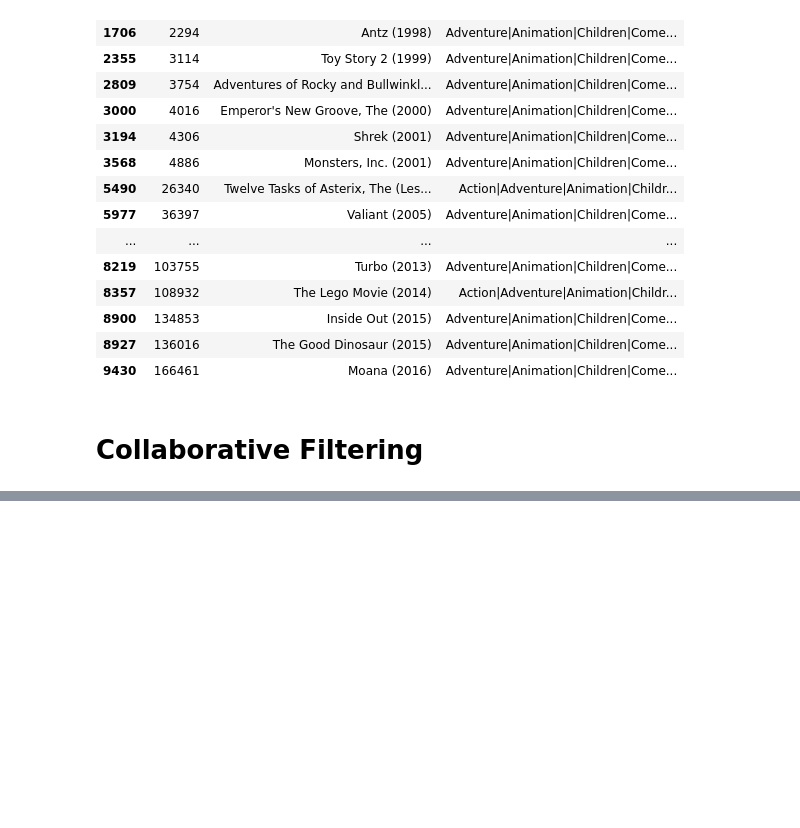
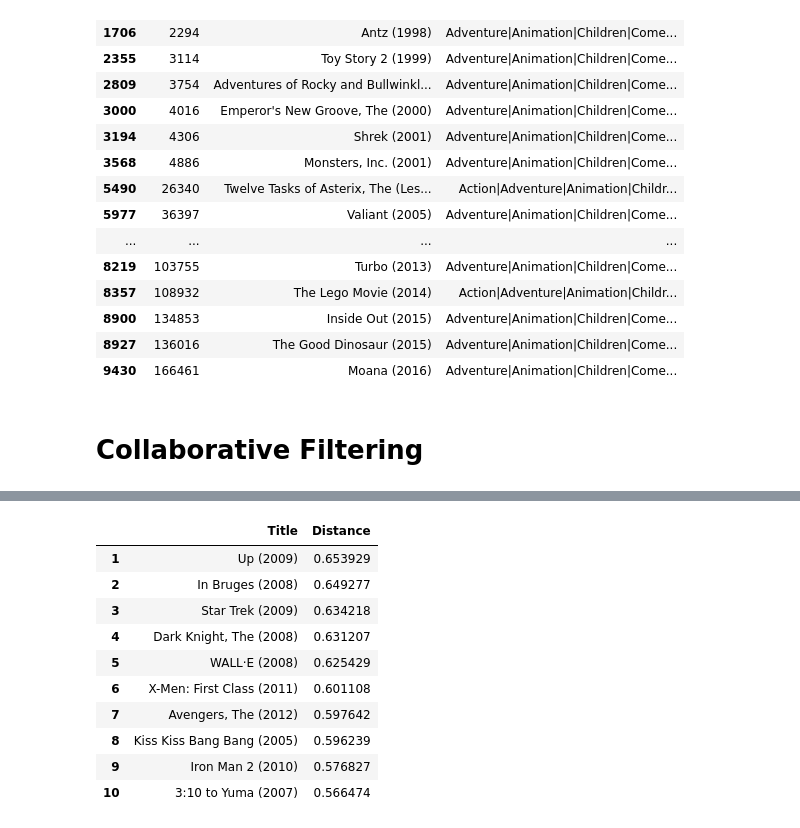
Before and after one commit to ngoduongkha/Recommendation-System, a Jupyter notebook: code.ipynb, the cells around one changed output, grey strips where cells are left out. Cells and saved outputs as stored; diff of their text form; code cells hidden in the pictures; blank space fills up the shorter version.

```diff
--- a/code.ipynb
+++ b/code.ipynb
@@ -405,0 +240,37 @@ NameError: name 'user_id' is not defined
+# %%
+def get_movie_recommendation(movie_name):
+    n_movies_to_reccomend = 10
+    movie_list = items[items['title'].str.contains(movie_name)]
+    if len(movie_list):
+        movie_idx= movie_list.iloc[0]['item_id']
+        movie_idx = user_based_dataset[user_based_dataset['item_id'] == movie_idx].index[0]
+
+        distances , indices = knn.kneighbors(csr_data[movie_idx],n_neighbors=n_movies_to_reccomend+1)
+        rec_movie_indices = sorted(list(zip(indices.squeeze().tolist(),distances.squeeze().tolist())), key=lambda x: x[1])[:0:-1]
+
+        recommend_frame = []
+
+        for val in rec_movie_indices:
+            movie_idx = user_based_dataset.iloc[val[0]]['item_id']
+            idx = items[items['item_id'] == movie_idx].index
+            recommend_frame.append({'Title':items.iloc[idx]['title'].values[0],'Distance':val[1]})
+        df = pd.DataFrame(recommend_frame,index=range(1,n_movies_to_reccomend+1))
+        return df
+
+    else:
+
+        return "No movies found. Please check your input"
+# %%
+get_movie_recommendation('Iron Man')
+# %% [output]
+|  | Title | Distance |
+| 1 | Up (2009) | 0.653929 |
+| 2 | In Bruges (2008) | 0.649277 |
+| 3 | Star Trek (2009) | 0.634218 |
+| 4 | Dark Knight, The (2008) | 0.631207 |
+| 5 | WALL·E (2008) | 0.625429 |
+| 6 | X-Men: First Class (2011) | 0.601108 |
+| 7 | Avengers, The (2012) | 0.597642 |
+| 8 | Kiss Kiss Bang Bang (2005) | 0.596239 |
+| 9 | Iron Man 2 (2010) | 0.576827 |
+| 10 | 3:10 to Yuma (2007) | 0.566474 |
```
Also changed, not shown: parts of 11 cells of this notebook, 4 other files.
